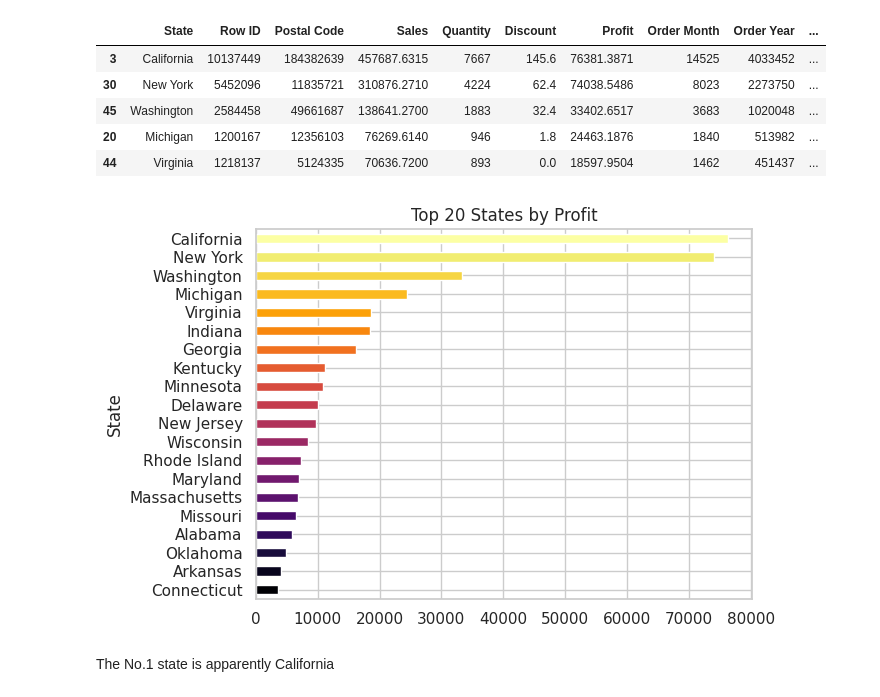
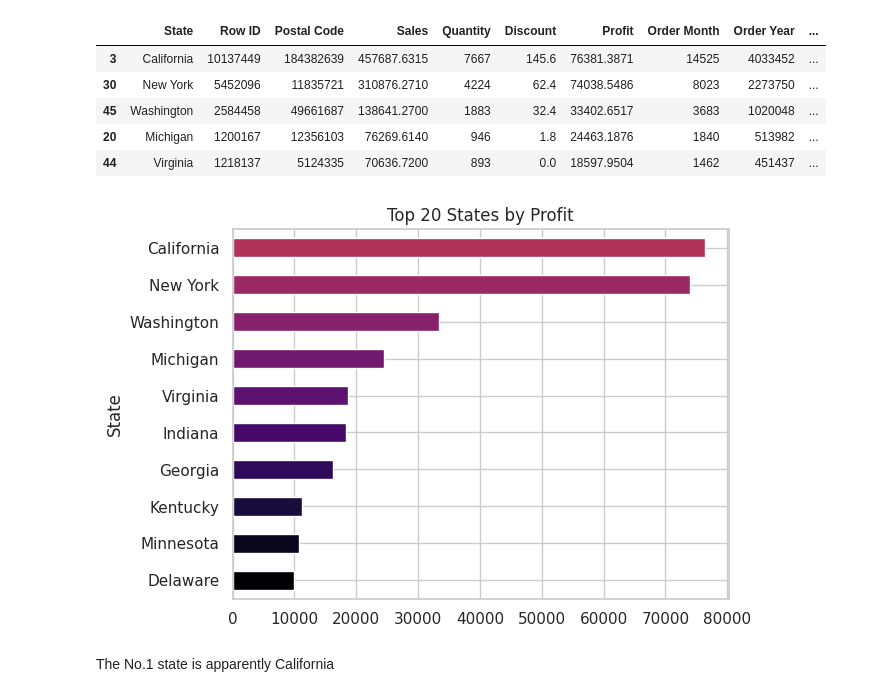
Before and after one commit to coraline1111/Lab-work-Saturday, a Jupyter notebook: Final_project.ipynb, the cells around one changed output. Cells and saved outputs as stored; diff of their text form; code cells hidden in the pictures.

```diff
--- a/Final_project.ipynb
+++ b/Final_project.ipynb
@@ -591,20 +593,20 @@ states_info.head()
 # %%
 # Define the colormap
 cmap = plt.cm.inferno
 
 # Create a custom palette by sampling 20 colors from the colormap evenly
 colors = [cmap(i) for i in np.linspace(0, 1, 20)]
 
 # Plot the data for Profit
-data.groupby('State')['Profit'].sum().sort_values(ascending=True).tail(20).plot.barh(color=colors)
+data.groupby('State')['Profit'].sum().sort_values(ascending=True).tail(10).plot.barh(color=colors)
 
 # Add a title
 plt.title('Top 20 States by Profit')
 
 # Display the plot
 plt.show()
 # %% [output]
-[figure, old version]
+[figure, new version]
 # %% [markdown]
 The No.1 state is apparently California
 # %%
```
Also changed, not shown: parts of 22 cells of this notebook.
